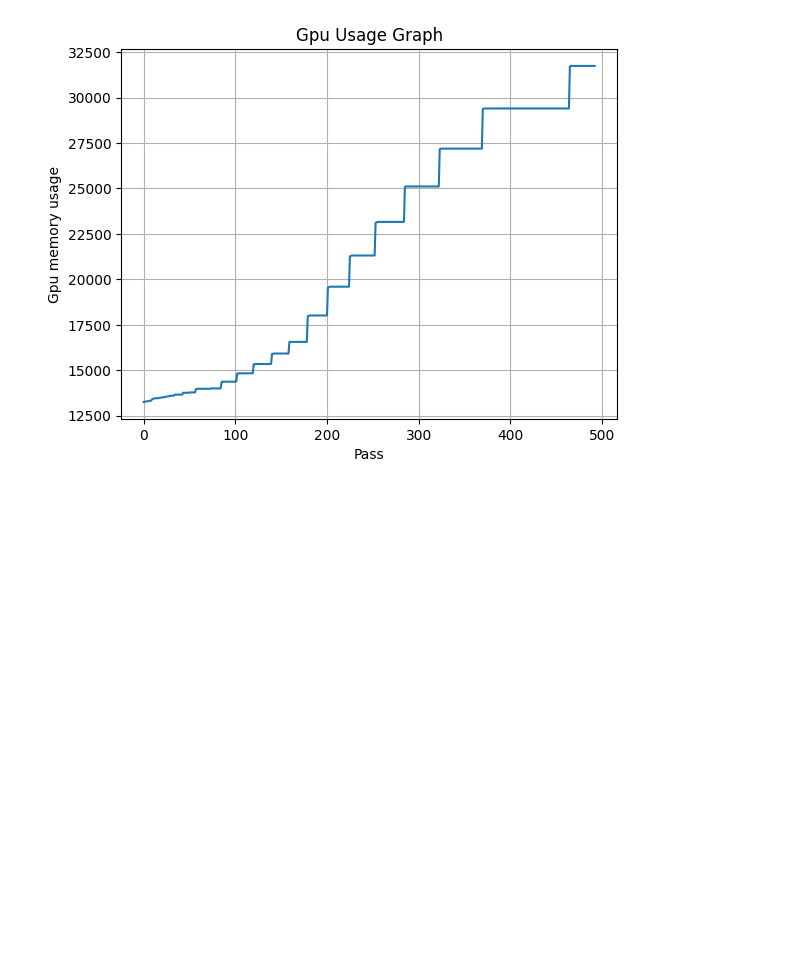
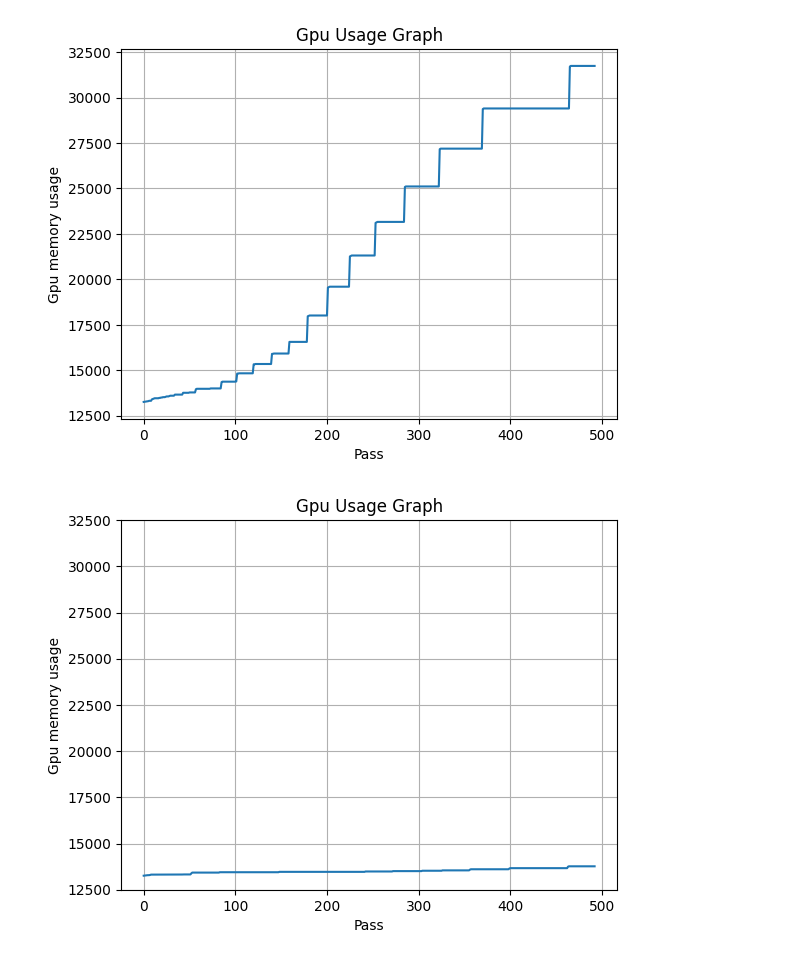
Before and after one commit to SpeedReach/TreeDecoding, a Jupyter notebook: BeamSearchAsTreeDecoding.ipynb, the cells around one changed output. Saved outputs shown, nothing was run; the diff lists cells and outputs as text; code cells hidden in the pictures; blank space fills up the shorter version.

```diff
--- a/BeamSearchAsTreeDecoding.ipynb
+++ b/BeamSearchAsTreeDecoding.ipynb
@@ -360,16 +360,19 @@ plt.show()
 # %%
 import matplotlib.pyplot as plt
 
 # Sample array of numbers
 data = output[1]
 
 # Create a time array (assuming equal intervals, e.g., time steps)
 time = range(len(data))
 
 # Plot the time series
 plt.plot(time, data)
+plt.ylim(12500, 32500)
 plt.xlabel('Pass')
 plt.ylabel('Gpu memory usage')
 plt.title('Gpu Usage Graph')
 plt.grid(True)
 plt.show()
+# %% [output]
+[figure, added]
```
Also changed, not shown: parts of 2 cells of this notebook.
